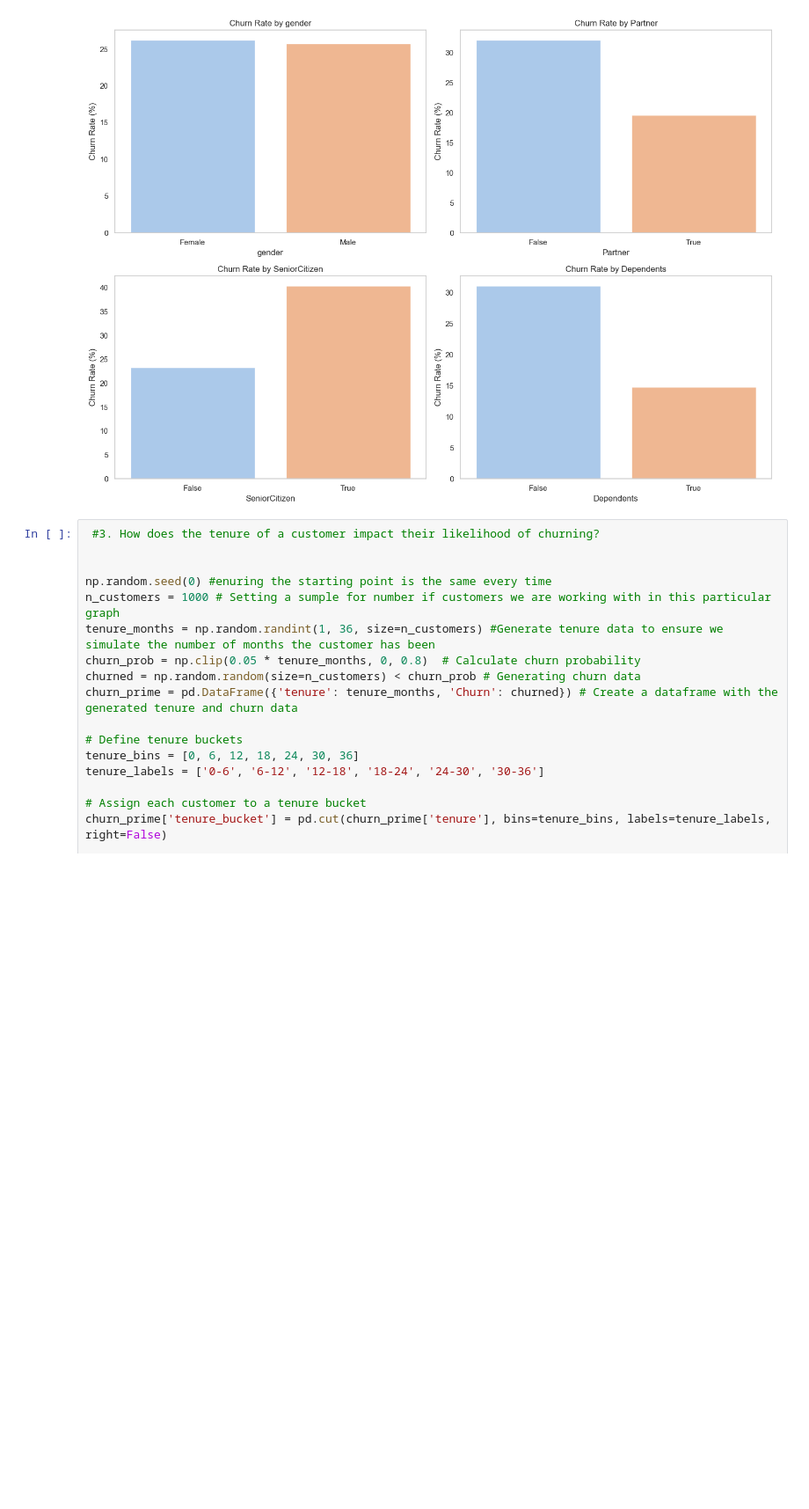
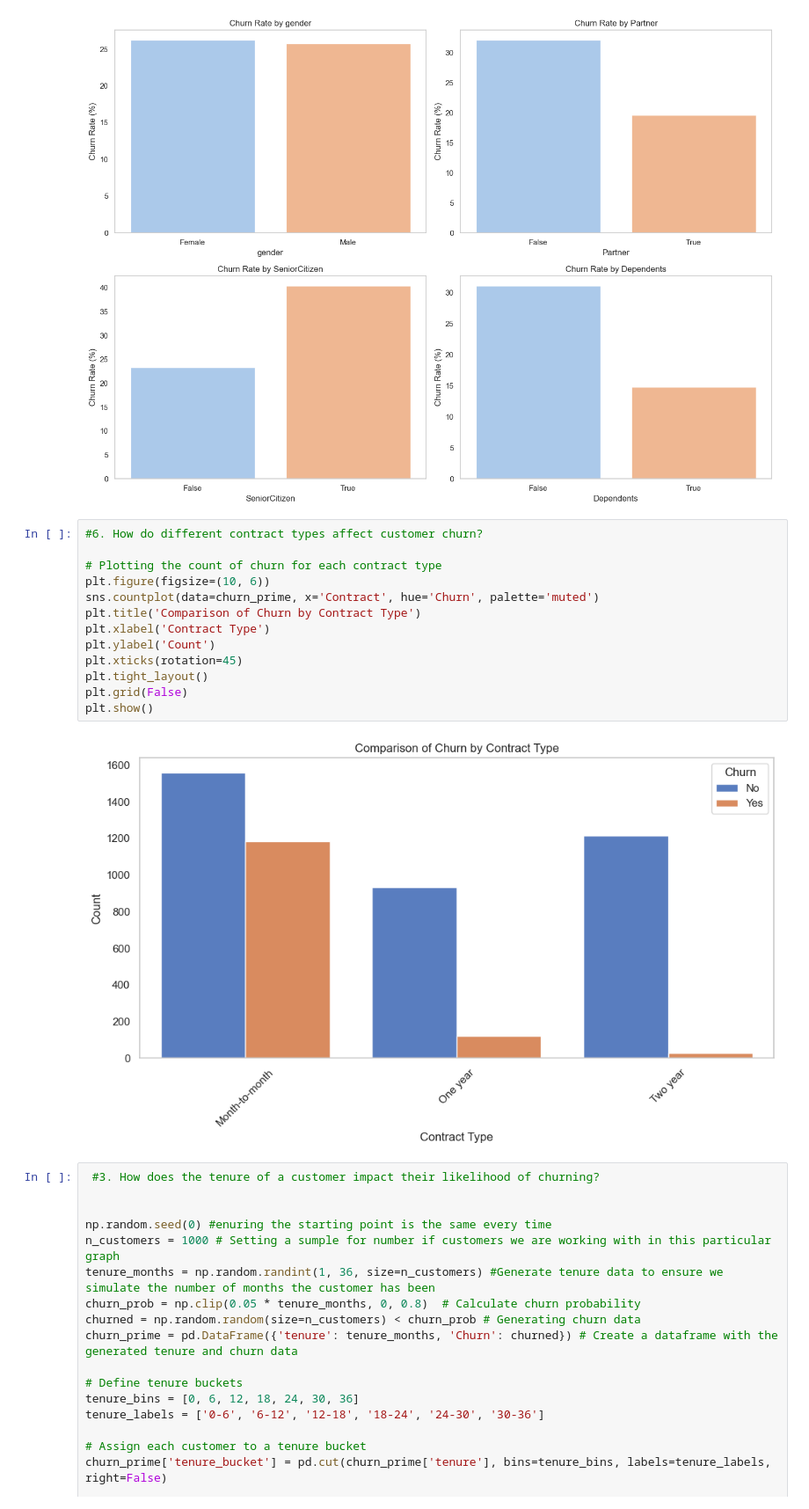
Before and after one commit to Njuraita/Customer-Churn-Prediction-, a Jupyter notebook: notebook/main.ipynb, the cells around one changed output. Shown at 88% size. Drawn from its saved outputs; the diff is of its cells as text; blank space fills up the shorter version.

```diff
--- a/notebook/main.ipynb
+++ b/notebook/main.ipynb
@@ -617,6 +643,21 @@ plt.tight_layout()
 plt.show()
 # %% [output]
 [figure]
+# %%
+#6. How do different contract types affect customer churn?
+
+# Plotting the count of churn for each contract type
+plt.figure(figsize=(10, 6))
+sns.countplot(data=churn_prime, x='Contract', hue='Churn', palette='muted')
+plt.title('Comparison of Churn by Contract Type')
+plt.xlabel('Contract Type')
+plt.ylabel('Count')
+plt.xticks(rotation=45)
+plt.tight_layout()
+plt.grid(False)
+plt.show()
+# %% [output]
+[figure, added]
 # %%
  #3. How does the tenure of a customer impact their likelihood of churning?
 
```
Also changed, not shown: parts of 16 cells of this notebook.
